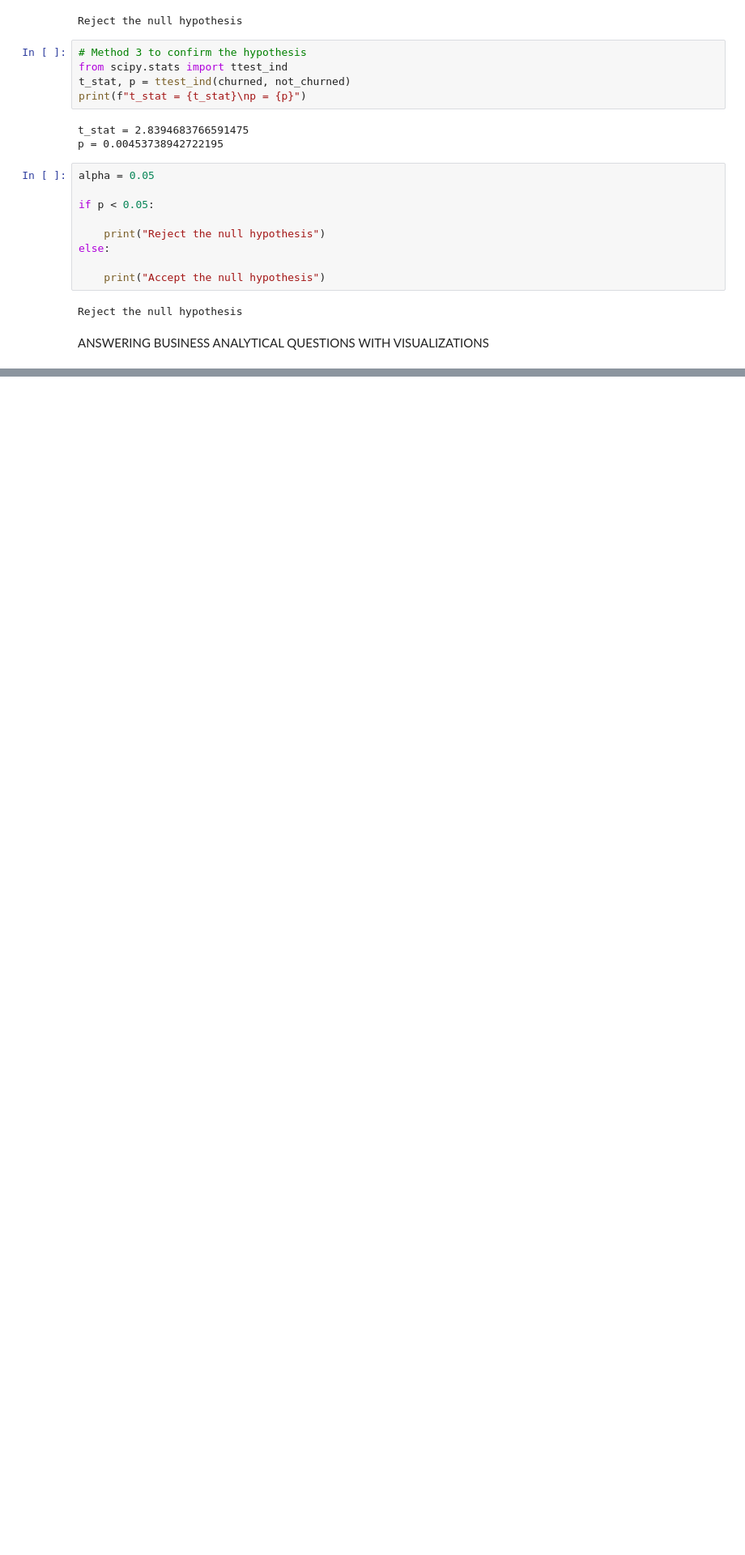
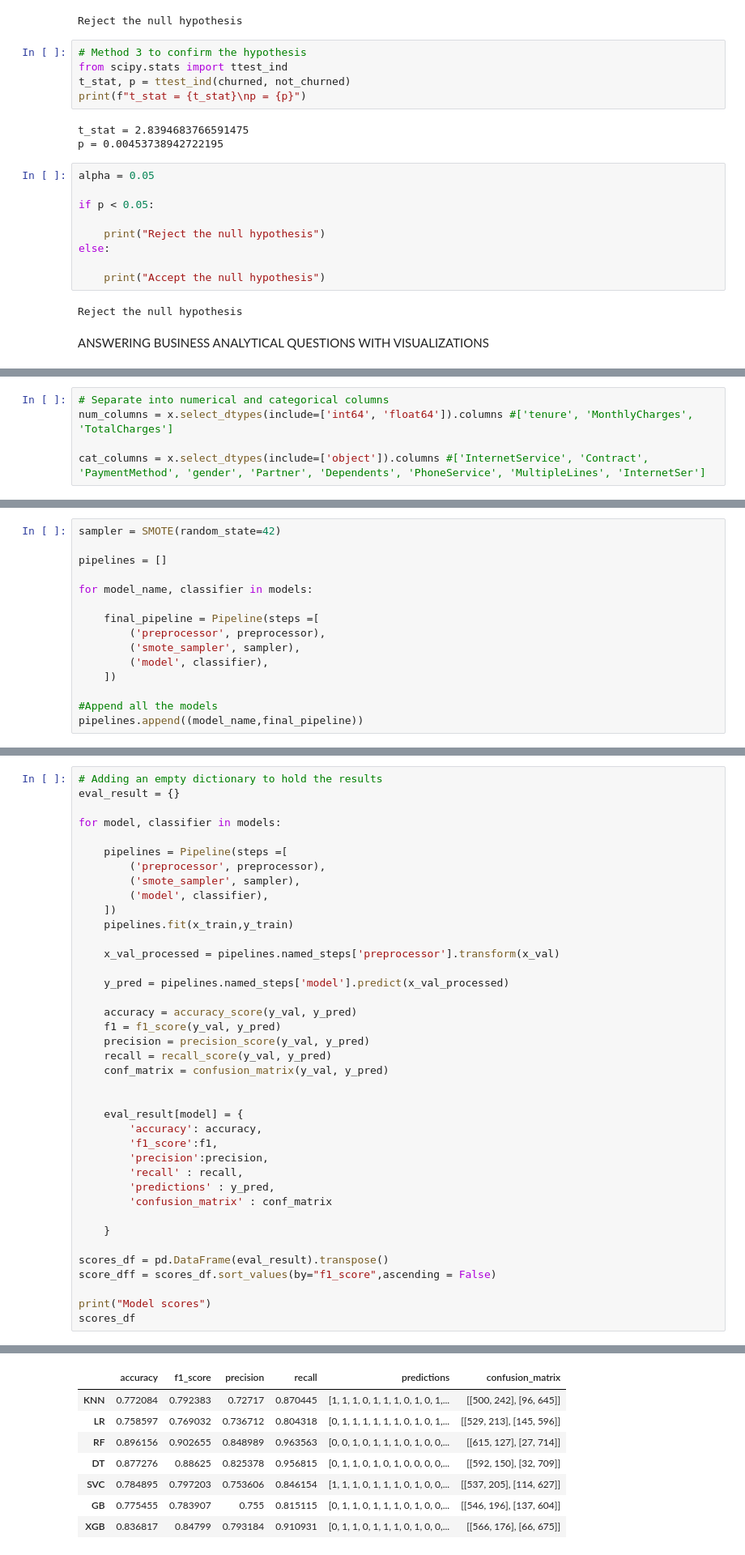
Before and after one commit to mohalat/PHASE-2-Project-1, a Jupyter notebook: Churn_Project.ipynb, the cells around one changed output, grey strips where cells are left out. Shown at 81% size. Saved outputs shown, nothing was run; the diff lists cells and outputs as text; blank space fills up the shorter version.

Commit message:
Splitting and Modelling

```diff
--- a/Churn_Project.ipynb
+++ b/Churn_Project.ipynb
@@ -1330,0 +1387,5 @@ ANSWERING BUSINESS ANALYTICAL QUESTIONS WITH VISUALIZATIONS
+# %%
+# Separate into numerical and categorical columns
+num_columns = x.select_dtypes(include=['int64', 'float64']).columns #['tenure', 'MonthlyCharges', 'TotalCharges']
+
+cat_columns = x.select_dtypes(include=['object']).columns #['InternetService', 'Contract', 'PaymentMethod', 'gender', 'Partner', 'Dependents', 'PhoneService', 'MultipleLines', 'InternetSer']
@@ -1330,0 +1508,15 @@ ANSWERING BUSINESS ANALYTICAL QUESTIONS WITH VISUALIZATIONS
+# %%
+sampler = SMOTE(random_state=42)
+
+pipelines = []
+
+for model_name, classifier in models:
+
+    final_pipeline = Pipeline(steps =[
+        ('preprocessor', preprocessor),
+        ('smote_sampler', sampler),
+        ('model', classifier),
+    ])
+
+#Append all the models
+pipelines.append((model_name,final_pipeline))
@@ -1330,0 +1530,40 @@ ANSWERING BUSINESS ANALYTICAL QUESTIONS WITH VISUALIZATIONS
+# %%
+# Adding an empty dictionary to hold the results
+eval_result = {}
+
+for model, classifier in models:
+
+    pipelines = Pipeline(steps =[
+        ('preprocessor', preprocessor),
+        ('smote_sampler', sampler),
+        ('model', classifier),
+    ])
+    pipelines.fit(x_train,y_train)
+
+    x_val_processed = pipelines.named_steps['preprocessor'].transform(x_val)
+
+    y_pred = pipelines.named_steps['model'].predict(x_val_processed)
+
+    accuracy = accuracy_score(y_val, y_pred)
+    f1 = f1_score(y_val, y_pred)
+    precision = precision_score(y_val, y_pred)
+    recall = recall_score(y_val, y_pred)
+    conf_matrix = confusion_matrix(y_val, y_pred)
+
+
+    eval_result[model] = {
+        'accuracy': accuracy,
+        'f1_score':f1,
+        'precision':precision,
+        'recall' : recall,
+        'predictions' : y_pred,
+        'confusion_matrix' : conf_matrix
+
+    }
+
+scores_df = pd.DataFrame(eval_result).transpose()
+score_dff = scores_df.sort_values(by="f1_score",ascending = False)
+
+print("Model scores")
+scores_df
+# %% [output]
@@ -1330,0 +1571,8 @@ ANSWERING BUSINESS ANALYTICAL QUESTIONS WITH VISUALIZATIONS
+|  | accuracy | f1_score | precision | recall | predictions | confusion_matrix |
+| KNN | 0.772084 | 0.792383 | 0.72717 | 0.870445 | [1, 1, 1, 0, 1, 1, 1, 0, 1, 0, 1,... | [[500, 242], [96, 645]] |
+| LR | 0.758597 | 0.769032 | 0.736712 | 0.804318 | [0, 1, 1, 1, 1, 1, 1, 0, 1, 0, 1,... | [[529, 213], [145, 596]] |
+| RF | 0.896156 | 0.902655 | 0.848989 | 0.963563 | [0, 0, 1, 0, 1, 1, 1, 0, 1, 0, 0,... | [[615, 127], [27, 714]] |
+| DT | 0.877276 | 0.88625 | 0.825378 | 0.956815 | [0, 1, 1, 0, 1, 0, 1, 0, 0, 0, 0,... | [[592, 150], [32, 709]] |
+| SVC | 0.784895 | 0.797203 | 0.753606 | 0.846154 | [1, 1, 1, 0, 1, 1, 1, 0, 1, 0, 0,... | [[537, 205], [114, 627]] |
+| GB | 0.775455 | 0.783907 | 0.755 | 0.815115 | [0, 1, 1, 0, 1, 1, 1, 0, 1, 0, 0,... | [[546, 196], [137, 604]] |
+| XGB | 0.836817 | 0.84799 | 0.793184 | 0.910931 | [0, 1, 1, 0, 1, 1, 1, 0, 1, 0, 0,... | [[566, 176], [66, 675]] |
```
Also changed, not shown: parts of 21 cells of this notebook.
